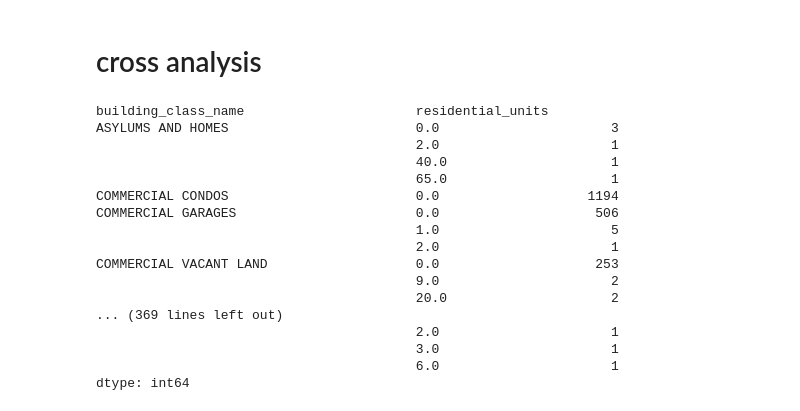
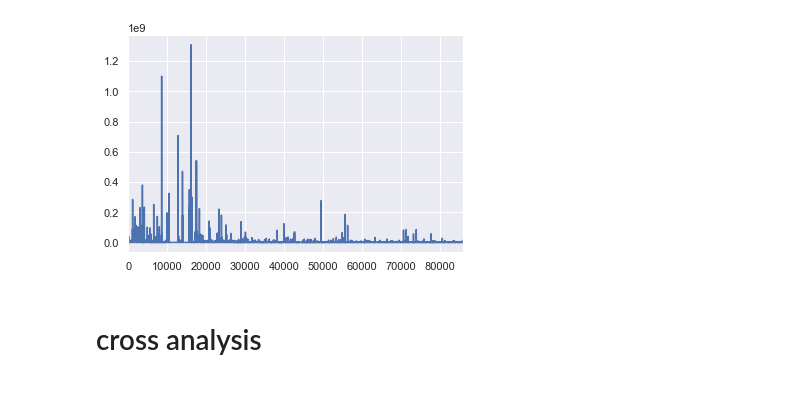
Before and after one commit to tansudasli/analytics-sandbox, a Jupyter notebook: real_estate_of_nyc_02_VISUALIZE.ipynb, the cells around one changed output. Saved outputs shown, nothing was run; the diff lists cells and outputs as text; code cells hidden in the pictures.

```diff
--- a/real_estate_of_nyc_02_VISUALIZE.ipynb
+++ b/real_estate_of_nyc_02_VISUALIZE.ipynb
@@ -103,25 +121,11 @@ raw_data.describe(include='all')
+# %%
+ax2 = raw_data.sale_price.plot()
+# %% [output]
+[figure, added]
 # %% [markdown]
 # cross analysis
 # %%
-k = raw_data[['building_class_name', 'residential_units']]
+# k = raw_data[['building_class_name', 'residential_units']]
 
 
-k.groupby([ 'building_class_name', 'residential_units']).size()#.sort_values(ascending=False).unstack('residential_units')#.plot(kind='pie')
+# k.groupby([ 'building_class_name', 'residential_units']).size()#.sort_values(ascending=False).unstack('residential_units')#.plot(kind='pie')
-# %% [output]
-building_class_name                      residential_units
-ASYLUMS AND HOMES                        0.0                      3
-                                         2.0                      1
-                                         40.0                     1
-                                         65.0                     1
-COMMERCIAL CONDOS                        0.0                   1194
-COMMERCIAL GARAGES                       0.0                    506
-                                         1.0                      5
-                                         2.0                      1
-COMMERCIAL VACANT LAND                   0.0                    253
-                                         9.0                      2
-                                         20.0                     2
-... (369 lines left out)
-                                         2.0                      1
-                                         3.0                      1
-                                         6.0                      1
-dtype: int64
```
Also changed, not shown: parts of 9 cells of this notebook.
